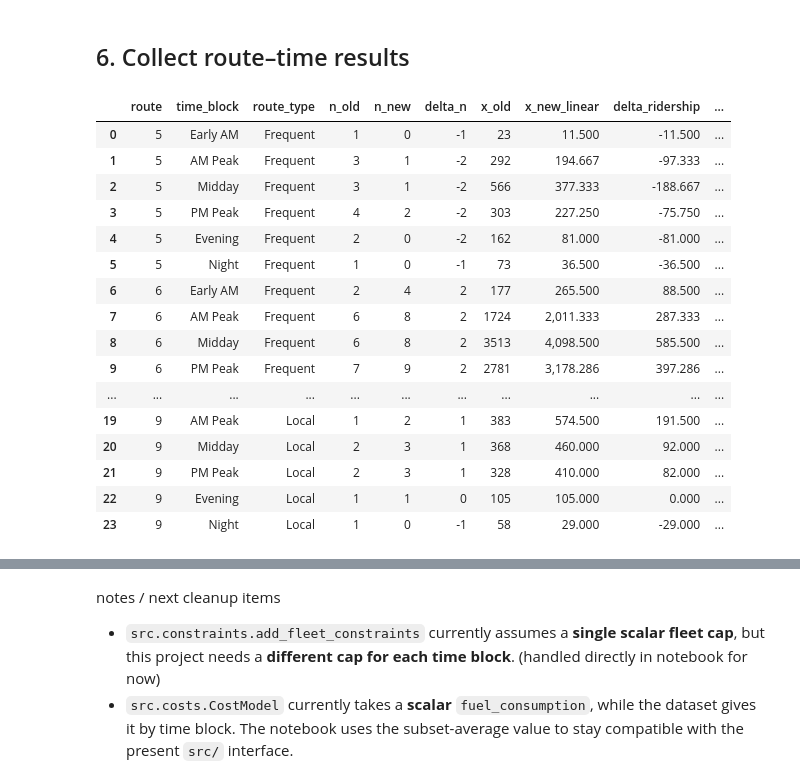
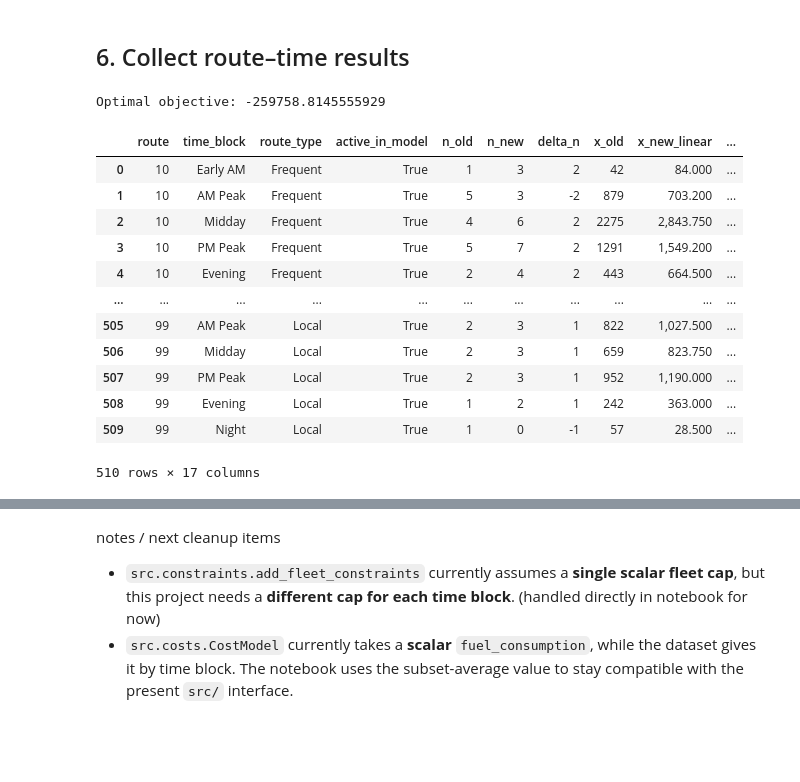
Before and after one commit to joemcconkey/oc-transpo-benefit-optimization, a Jupyter notebook: optimizer_r04_linearized.ipynb, the cells around one changed output, grey strips where cells are left out. Cells and saved outputs as stored; diff of their text form; code cells hidden in the pictures; blank space fills up the shorter version.

Commit message:
minor error handling, introduced full dataset, printed summary results.

```diff
--- a/optimizer_r04_linearized.ipynb
+++ b/optimizer_r04_linearized.ipynb
@@ -79,9 +79,10 @@ route_data_path = first_existing_path([
     # 'route_timeblock_subset_v01.csv',
     # '/mnt/data/route_timeblock_subset_v01.csv',
 
-    # 'data/route_timeblock_v01.csv',
+    # 'data/route_timeblock_v01.csv', # full data but was still missing some lengths
+    # 'data/route_timeblock_subset_v02.csv', # reasonable subset
 
-    'data/route_timeblock_subset_v02.csv',
+    'data/route_timeblock_v02.csv', # full data with all lengths filled in
 ])
 
 param_data_path = first_existing_path([
@@ -530,9 +562,10 @@ Set parameter OutputFlag to value 1
 # but this project needs a time-block-specific fleet limit.
 # Build those block constraints cleanly here.
 
+# Build fleet constraints only over decision variables that actually exist in RT_opt.
 fleet_constraints = {
     t: m.addConstr(
-        quicksum(n_new[r, t] for r in R) <= fleet_cap[t],
+        quicksum(n_new[r, tb] for (r, tb) in RT_opt if tb == t) <= fleet_cap[t],
         name=f'fleet[{t}]'
     )
     for t in T
@@ -576,50 +609,70 @@ Runtime (s): 0.08700013160705566
 # %%
 
 if m.Status != GRB.OPTIMAL:
     raise RuntimeError(f'Model did not solve to optimality. Status = {m.Status}')
 
 rows = []
+
 for r, t in RT:
-    n_star = int(round(n_new[r, t].X))
+    active = (r, t) in RT_opt
+
+    if active:
+        n_star = int(round(n_new[r, t].X))
+        x_new = demand_model.ridership(r, t, n_star)
+        delta_x = demand_model.delta_ridership(r, t, n_star)
+        cost_delta = cost_model.total(r, t, n_star)
+        benefit_time_delta = benefit_model.benefit_time(r, t, n_star)
+        benefit_emissions_delta = benefit_model.benefit_emissions(r, t, n_star)
+        benefit_total_delta = benefit_model.benefit_total(r, t, n_star)
+        net_contrib = cost_delta - benefit_total_delta
+    else:
+        n_star = 0
+        x_new = x_old[(r, t)]
+        delta_x = 0.0
+        cost_delta = 0.0
+        benefit_time_delta = 0.0
+        benefit_emissions_delta = 0.0
+        benefit_total_delta = 0.0
+        net_contrib = 0.0
+
     rows.append({
         'route': r,
         'time_block': t,
         'route_type': route_type[(r, t)],
+        'active_in_model': active,
         'n_old': n_old[(r, t)],
         'n_new': n_star,
         'delta_n': n_star - n_old[(r, t)],
         'x_old': x_old[(r, t)],
-        'x_new_linear': demand_model.ridership(r, t, n_star),
-        'delta_ridership': demand_model.delta_ridership(r, t, n_star),
-        'operating_cost_delta': cost_model.total(r, t, n_star),
-        'benefit_time_delta': benefit_model.benefit_time(r, t, n_star),
-        'benefit_emissions_delta': benefit_model.benefit_emissions(r, t, n_star),
-        'benefit_total_delta': benefit_model.benefit_total(r, t, n_star),
-        'net_objective_contribution': cost_model.total(r, t, n_star) - benefit_model.benefit_total(r, t, n_star),
+        'x_new_linear': x_new,
+        'delta_ridership': delta_x,
+        'operating_cost_delta': cost_delta,
+        'benefit_time_delta': benefit_time_delta,
+        'benefit_emissions_delta': benefit_emissions_delta,
+        'benefit_total_delta': benefit_total_delta,
+        'net_objective_contribution': net_contrib,
         'at_lower_bound': n_star == n_min[(r, t)],
         'at_upper_bound': n_star == n_max[(r, t)],
     })
 
 solution_df = pd.DataFrame(rows)
+print('Optimal objective:', m.ObjVal)
 solution_df
 # %% [output]
+Optimal objective: -259758.8145555929
-|  | route | time_block | route_type | n_old | n_new | delta_n | x_old | x_new_linear | delta_ridership | ... |
-| 0 | 5 | Early AM | Frequent | 1 | 0 | -1 | 23 | 11.500 | -11.500 | ... |
-| 1 | 5 | AM Peak | Frequent | 3 | 1 | -2 | 292 | 194.667 | -97.333 | ... |
-| 2 | 5 | Midday | Frequent | 3 | 1 | -2 | 566 | 377.333 | -188.667 | ... |
-| 3 | 5 | PM Peak | Frequent | 4 | 2 | -2 | 303 | 227.250 | -75.750 | ... |
-| 4 | 5 | Evening | Frequent | 2 | 0 | -2 | 162 | 81.000 | -81.000 | ... |
-| 5 | 5 | Night | Frequent | 1 | 0 | -1 | 73 | 36.500 | -36.500 | ... |
-| 6 | 6 | Early AM | Frequent | 2 | 4 | 2 | 177 | 265.500 | 88.500 | ... |
-| 7 | 6 | AM Peak | Frequent | 6 | 8 | 2 | 1724 | 2,011.333 | 287.333 | ... |
-| 8 | 6 | Midday | Frequent | 6 | 8 | 2 | 3513 | 4,098.500 | 585.500 | ... |
-| 9 | 6 | PM Peak | Frequent | 7 | 9 | 2 | 2781 | 3,178.286 | 397.286 | ... |
+|  | route | time_block | route_type | active_in_model | n_old | n_new | delta_n | x_old | x_new_linear | ... |
+| 0 | 10 | Early AM | Frequent | True | 1 | 3 | 2 | 42 | 84.000 | ... |
+| 1 | 10 | AM Peak | Frequent | True | 5 | 3 | -2 | 879 | 703.200 | ... |
+| 2 | 10 | Midday | Frequent | True | 4 | 6 | 2 | 2275 | 2,843.750 | ... |
+| 3 | 10 | PM Peak | Frequent | True | 5 | 7 | 2 | 1291 | 1,549.200 | ... |
+| 4 | 10 | Evening | Frequent | True | 2 | 4 | 2 | 443 | 664.500 | ... |
 | ... | ... | ... | ... | ... | ... | ... | ... | ... | ... | ... |
-| 19 | 9 | AM Peak | Local | 1 | 2 | 1 | 383 | 574.500 | 191.500 | ... |
-| 20 | 9 | Midday | Local | 2 | 3 | 1 | 368 | 460.000 | 92.000 | ... |
-| 21 | 9 | PM Peak | Local | 2 | 3 | 1 | 328 | 410.000 | 82.000 | ... |
-| 22 | 9 | Evening | Local | 1 | 1 | 0 | 105 | 105.000 | 0.000 | ... |
-| 23 | 9 | Night | Local | 1 | 0 | -1 | 58 | 29.000 | -29.000 | ... |
+| 505 | 99 | AM Peak | Local | True | 2 | 3 | 1 | 822 | 1,027.500 | ... |
+| 506 | 99 | Midday | Local | True | 2 | 3 | 1 | 659 | 823.750 | ... |
+| 507 | 99 | PM Peak | Local | True | 2 | 3 | 1 | 952 | 1,190.000 | ... |
+| 508 | 99 | Evening | Local | True | 1 | 2 | 1 | 242 | 363.000 | ... |
+| 509 | 99 | Night | Local | True | 1 | 0 | -1 | 57 | 28.500 | ... |
+510 rows × 17 columns
 # %%
 
 summary = {
```
Also changed, not shown: parts of 7 cells of this notebook, 1 other file.
